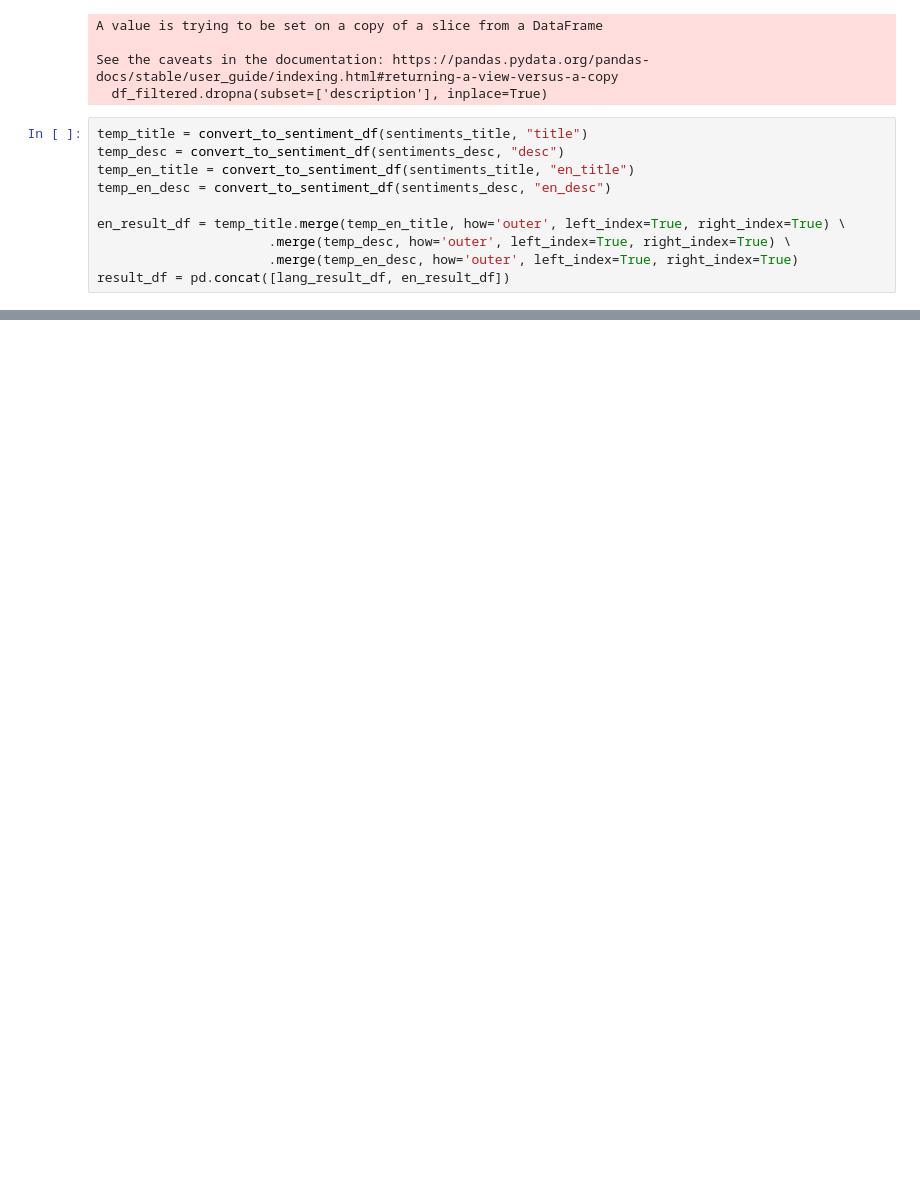
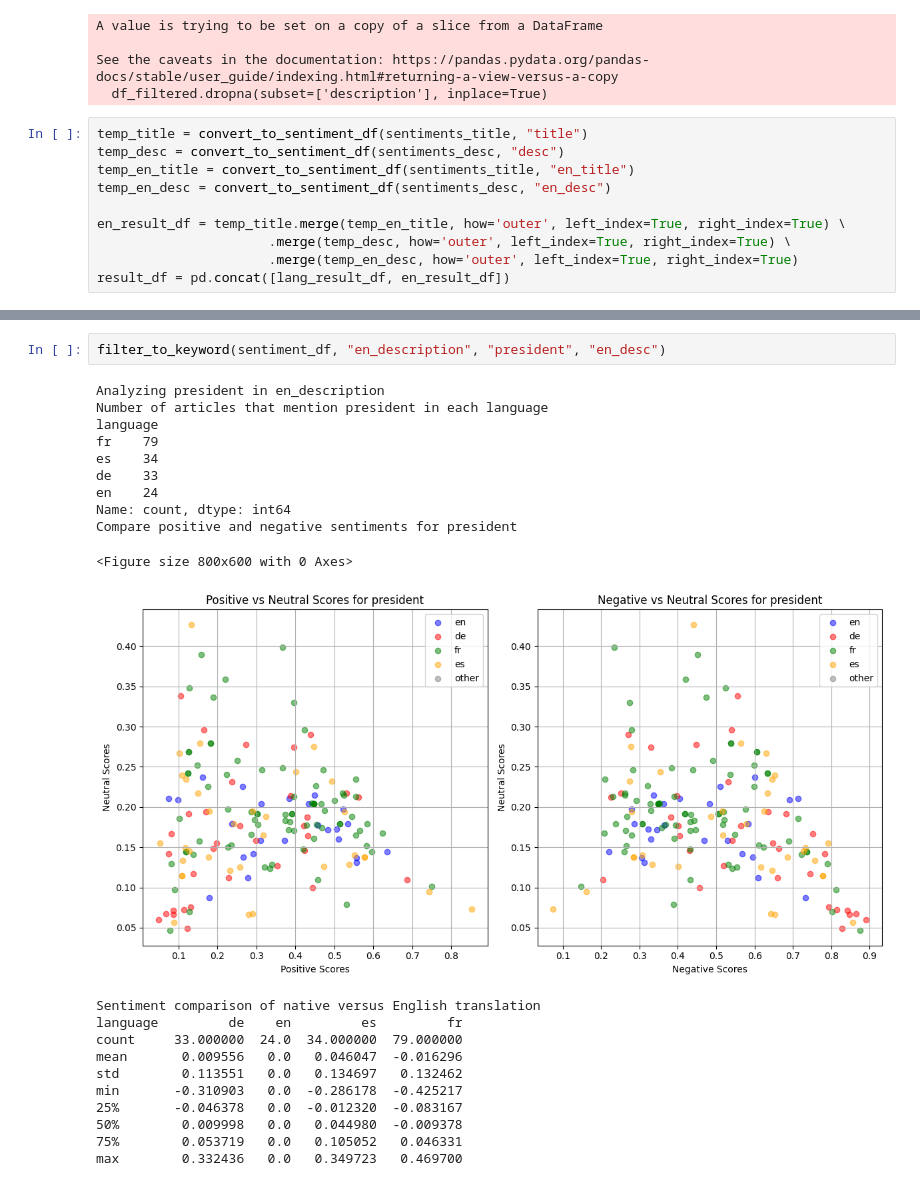
Before and after one commit to sprestrelski/multilingual-sentiment-analysis, a Jupyter notebook: project.ipynb, the cells around one changed output, grey strips where cells are left out. Drawn from its saved outputs; the diff is of its cells as text; blank space fills up the shorter version.

```diff
--- a/project.ipynb
+++ b/project.ipynb
@@ -275,0 +446,24 @@ under: 34
+# %%
+filter_to_keyword(sentiment_df, "en_description", "president", "en_desc")
+# %% [output]
+Analyzing president in en_description
+Number of articles that mention president in each language
+language
+fr    79
+es    34
+de    33
+en    24
+Name: count, dtype: int64
+Compare positive and negative sentiments for president
+<Figure size 800x600 with 0 Axes>
+[figure, added]
+Sentiment comparison of native versus English translation
+language         de    en         es         fr
+count     33.000000  24.0  34.000000  79.000000
+mean       0.009556   0.0   0.046047  -0.016296
+std        0.113551   0.0   0.134697   0.132462
+min       -0.310903   0.0  -0.286178  -0.425217
+25%       -0.046378   0.0  -0.012320  -0.083167
+50%        0.009998   0.0   0.044980  -0.009378
+75%        0.053719   0.0   0.105052   0.046331
+max        0.332436   0.0   0.349723   0.469700
```
Also changed, not shown: parts of 33 cells of this notebook, 1 other file.
